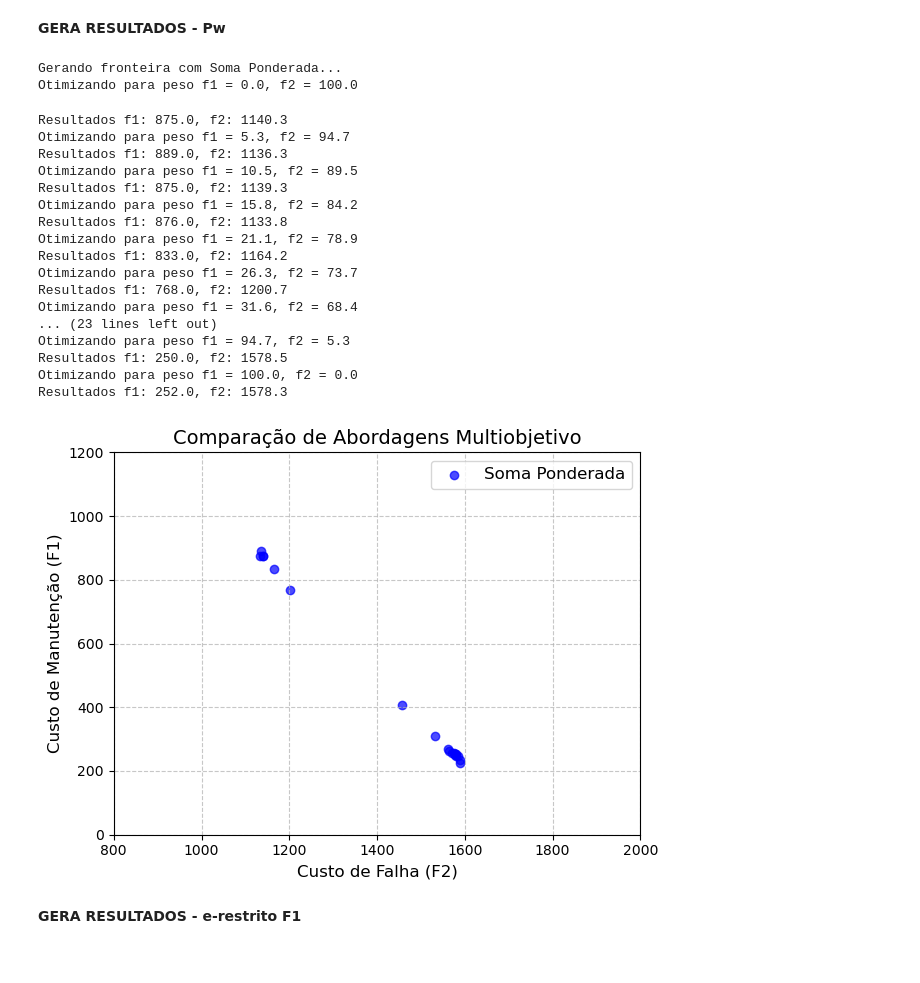
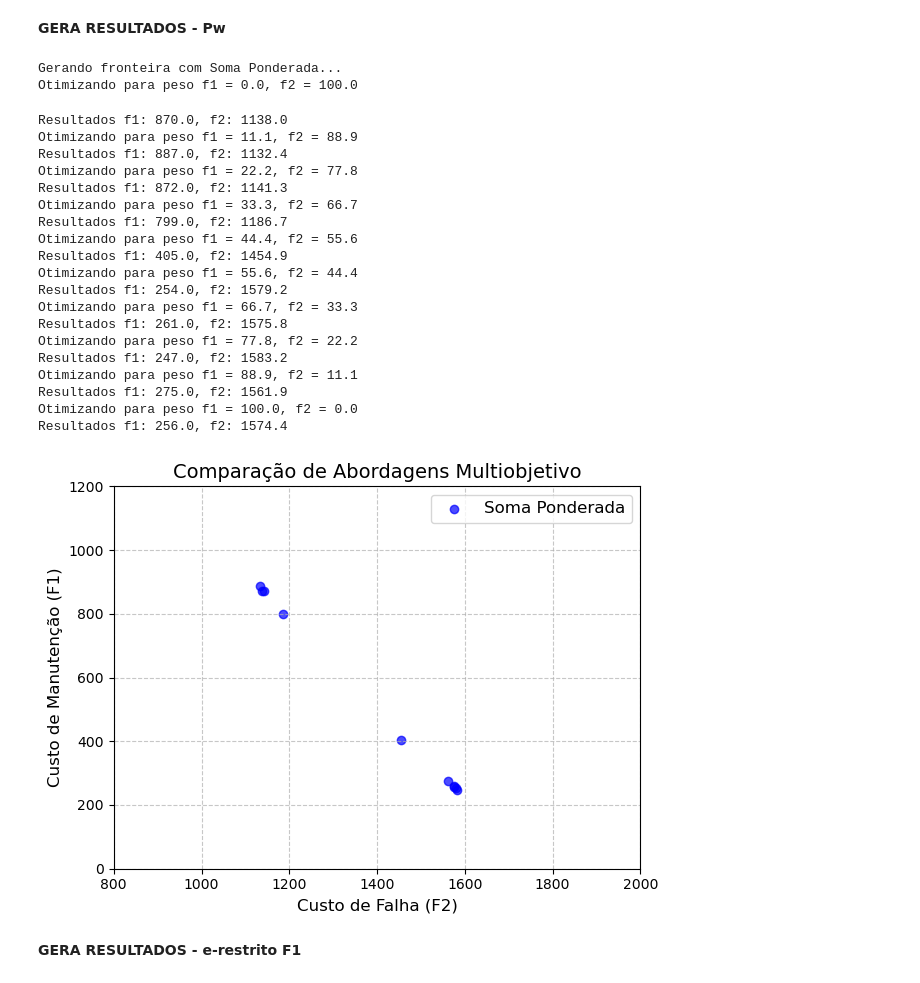
Before and after one commit to Rafioio/Trabalho-TD2, a Jupyter notebook: Td.ipynb, the cells around one changed output. Drawn from its saved outputs; the diff is of its cells as text; code cells hidden in the pictures.

```diff
--- a/Td.ipynb
+++ b/Td.ipynb
@@ -497,50 +500,52 @@ def gerar_fronteira_pareto(dados, num_pontos=20, max_iteracoes=100):
 # %%
 def gerar_resultados_pw(dados, num_pontos=20, max_iteracoes=100):
     print("\nGerando fronteira com Soma Ponderada...")
     f1_pw, f2_pw = gerar_fronteira_pareto(dados, num_pontos, max_iteracoes)
 
     plt.scatter(f2_pw, f1_pw, c='blue', marker='o', label='Soma Ponderada', alpha=0.7)
 
     plt.title("Comparação de Abordagens Multiobjetivo", fontsize=14)
     plt.xlabel("Custo de Falha (F2)", fontsize=12)
     plt.ylabel("Custo de Manutenção (F1)", fontsize=12)
     plt.grid(True, linestyle='--', alpha=0.7)
     plt.legend(fontsize=12)
 
     plt.xlim(800, 2000)
     plt.ylim(0, 1200)
 
     plt.tight_layout()
     plt.show()
 
     return f1_pw, f2_pw
 
 if __name__ == "__main__":
     dados = manutencao_def(Equipamentos, Planos)
 
     # Gerar apenas Pw
-    f1_pw, f2_pw = gerar_resultados_pw(dados, num_pontos=20, max_iteracoes=100)
+    f1_pw, f2_pw = gerar_resultados_pw(dados, num_pontos=10, max_iteracoes=100)
 # %% [output]
 Gerando fronteira com Soma Ponderada...
 Otimizando para peso f1 = 0.0, f2 = 100.0
-Resultados f1: 875.0, f2: 1140.3
-Otimizando para peso f1 = 5.3, f2 = 94.7
-Resultados f1: 889.0, f2: 1136.3
-Otimizando para peso f1 = 10.5, f2 = 89.5
-Resultados f1: 875.0, f2: 1139.3
-Otimizando para peso f1 = 15.8, f2 = 84.2
-Resultados f1: 876.0, f2: 1133.8
-Otimizando para peso f1 = 21.1, f2 = 78.9
-Resultados f1: 833.0, f2: 1164.2
-Otimizando para peso f1 = 26.3, f2 = 73.7
-Resultados f1: 768.0, f2: 1200.7
-Otimizando para peso f1 = 31.6, f2 = 68.4
-... (23 lines left out)
-Otimizando para peso f1 = 94.7, f2 = 5.3
-Resultados f1: 250.0, f2: 1578.5
+Resultados f1: 870.0, f2: 1138.0
+Otimizando para peso f1 = 11.1, f2 = 88.9
+Resultados f1: 887.0, f2: 1132.4
+Otimizando para peso f1 = 22.2, f2 = 77.8
+Resultados f1: 872.0, f2: 1141.3
+Otimizando para peso f1 = 33.3, f2 = 66.7
+Resultados f1: 799.0, f2: 1186.7
+Otimizando para peso f1 = 44.4, f2 = 55.6
+Resultados f1: 405.0, f2: 1454.9
+Otimizando para peso f1 = 55.6, f2 = 44.4
+Resultados f1: 254.0, f2: 1579.2
+Otimizando para peso f1 = 66.7, f2 = 33.3
+Resultados f1: 261.0, f2: 1575.8
+Otimizando para peso f1 = 77.8, f2 = 22.2
+Resultados f1: 247.0, f2: 1583.2
+Otimizando para peso f1 = 88.9, f2 = 11.1
+Resultados f1: 275.0, f2: 1561.9
 Otimizando para peso f1 = 100.0, f2 = 0.0
-Resultados f1: 252.0, f2: 1578.3
+Resultados f1: 256.0, f2: 1574.4
-[figure, old version]
+[figure, new version]
 # %% [markdown]
 **GERA RESULTADOS - e-restrito F1**
 # %%
```
Also changed, not shown: parts of 2 cells of this notebook, 1 other file.
